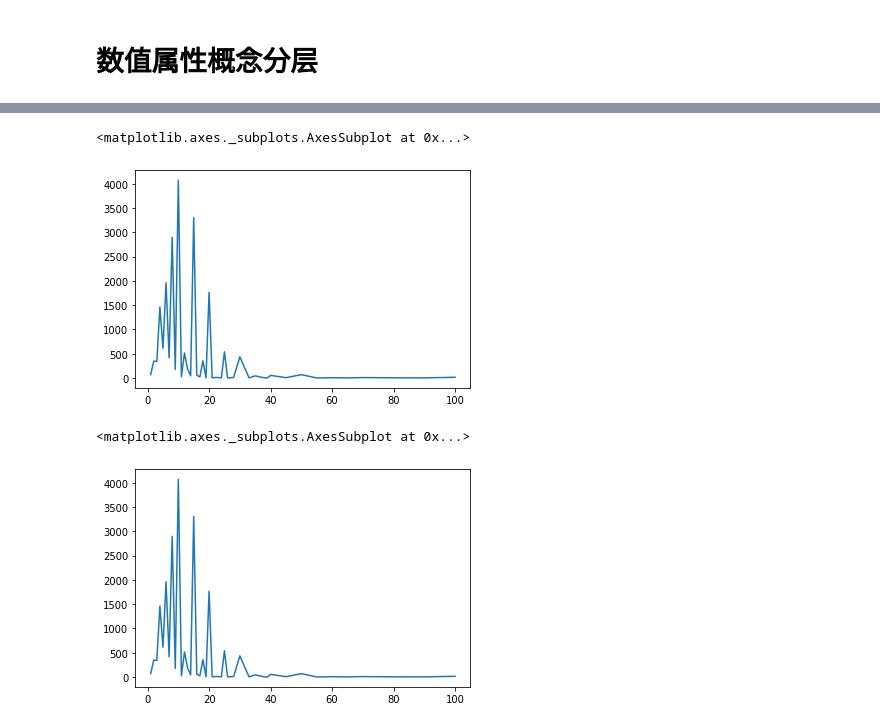
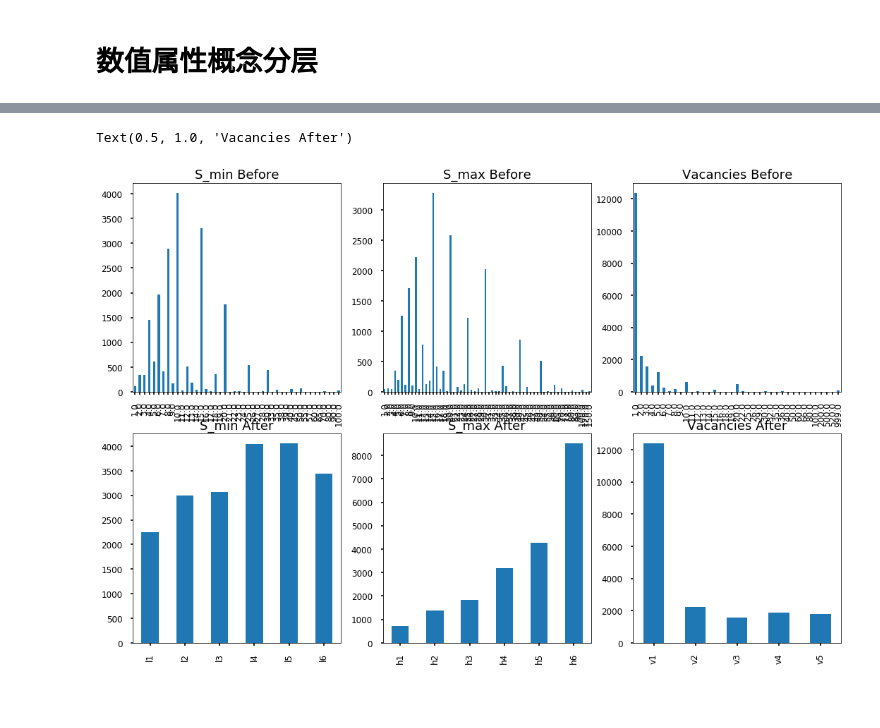
Before and after one commit to PluckySaltyfish/DM-Hiring-Information, a Jupyter notebook: preprocess/transformation/transformation.ipynb, the cells around one changed output, grey strips where cells are left out. Saved outputs shown, nothing was run; the diff lists cells and outputs as text; code cells hidden in the pictures; blank space fills up the shorter version.

Commit message:
data delamination

```diff
--- a/preprocess/transformation/transformation.ipynb
+++ b/preprocess/transformation/transformation.ipynb
@@ -24,10 +24,0 @@ df[df['s_min']!=df['s_max']].shape
-# %%
-df['s_min'].value_counts().sort_index().plot.line()
-# %% [output]
-<matplotlib.axes._subplots.AxesSubplot at 0x...>
-[figure, removed]
-# %%
-df['s_max'].value_counts().sort_index().plot.line()
-# %% [output]
-<matplotlib.axes._subplots.AxesSubplot at 0x...>
-[figure, removed]
@@ -33,0 +63,37 @@ df['s_max'].value_counts().sort_index().plot.line()
+# %%
+df_cpy = df.copy()
+delamination(df_cpy, s_min_delamination, 's_min')
+delamination(df_cpy, s_max_delamination, 's_max')
+delamination(df_cpy, vacancies_delamination, 'vacancies')
+# %%
+style.use('seaborn-poster')
+fig, axarr = plt.subplots(2, 3, figsize=(18, 12))
+df['s_min'].value_counts().sort_index().plot.bar(
+    ax=axarr[0][0], fontsize=12
+)
+axarr[0][0].set_title('S_min Before', fontsize=18)
+df_cpy['s_min'].value_counts().sort_index().plot.bar(
+    ax=axarr[1][0], fontsize=12
+)
+axarr[1][0].set_title('S_min After', fontsize=18)
+
+df['s_max'].value_counts().sort_index().plot.bar(
+    ax=axarr[0][1], fontsize=12
+)
+axarr[0][1].set_title('S_max Before', fontsize=18)
+df_cpy['s_max'].value_counts().sort_index().plot.bar(
+    ax=axarr[1][1], fontsize=12
+)
+axarr[1][1].set_title('S_max After', fontsize=18)
+
+df['vacancies'].value_counts().sort_index().plot.bar(
+    ax=axarr[0][2], fontsize=12
+)
+axarr[0][2].set_title('Vacancies Before', fontsize=18)
+df_cpy['vacancies'].value_counts().sort_index().plot.bar(
+    ax=axarr[1][2], fontsize=12
+)
+axarr[1][2].set_title('Vacancies After', fontsize=18)
+# %% [output]
+Text(0.5, 1.0, 'Vacancies After')
+[figure, added]
```
Also changed, not shown: parts of 5 cells of this notebook.
